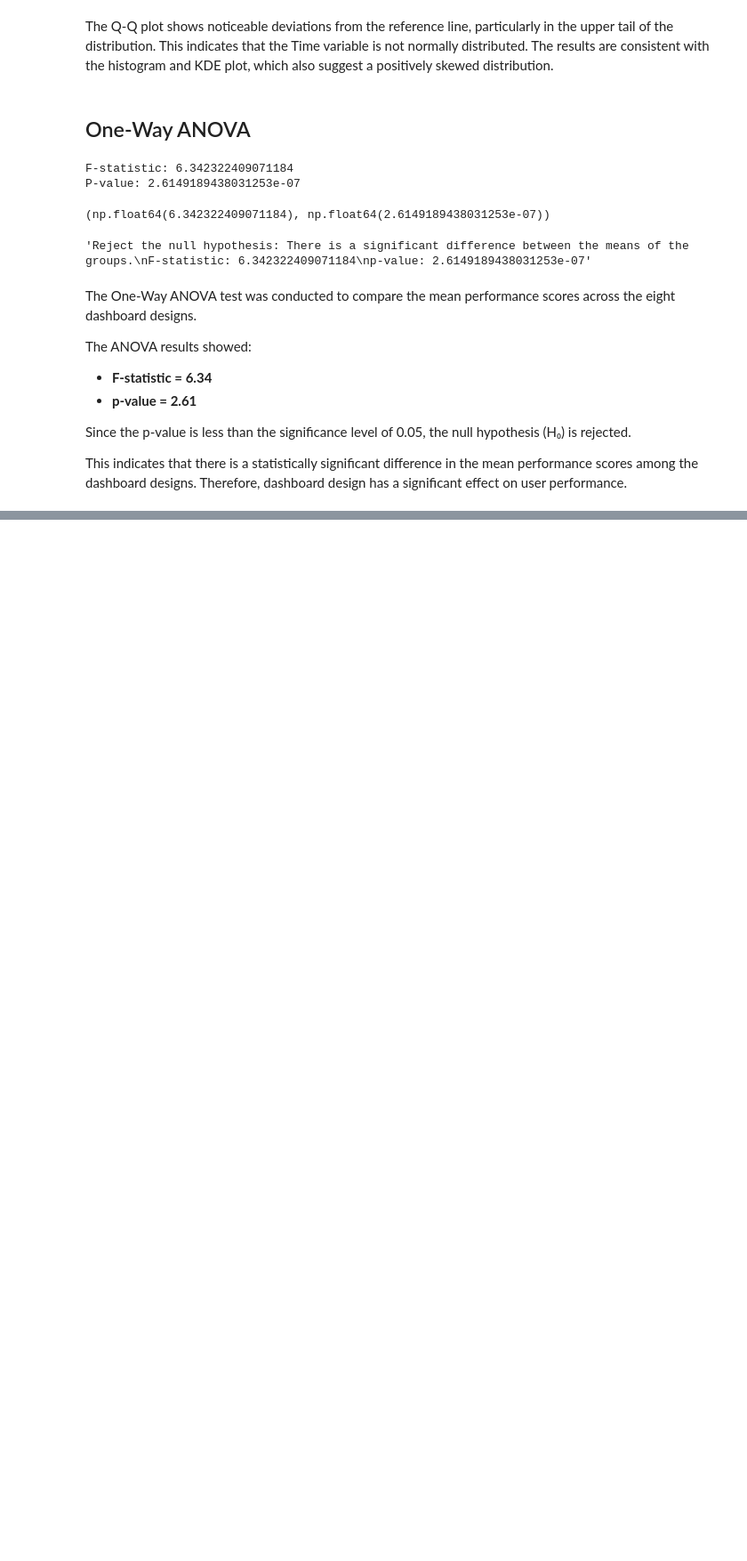
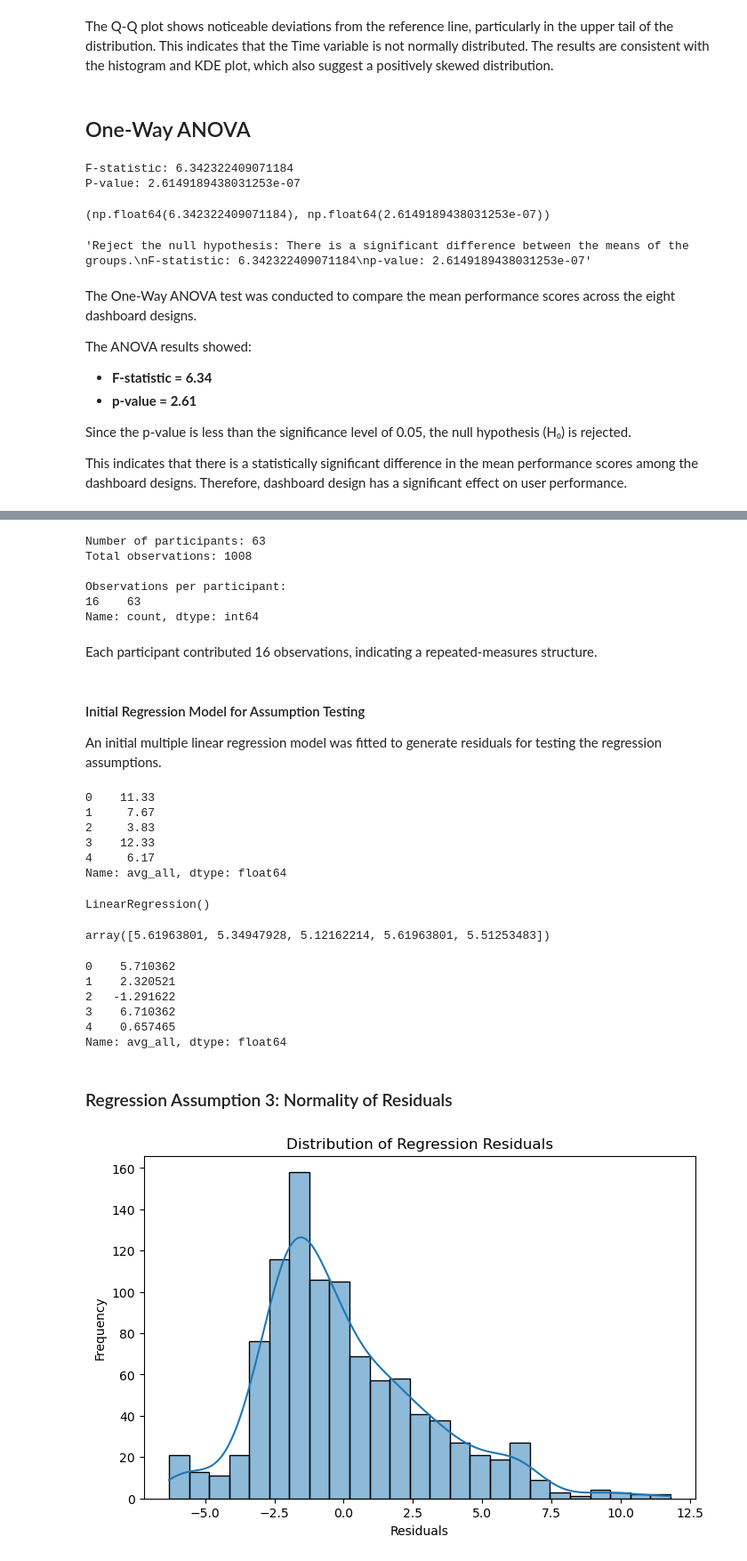
Before and after one commit to Chakuunaa/Evaluating-Dashboard-Design-Effectiveness-in-Data-Analytics, a Jupyter notebook: notebooks/01_Dissertation_Analysis.ipynb, the cells around one changed output, grey strips where cells are left out. Shown at 89% size. Drawn from its saved outputs; the diff is of its cells as text; code cells hidden in the pictures; blank space fills up the shorter version.

```diff
--- a/notebooks/01_Dissertation_Analysis.ipynb
+++ b/notebooks/01_Dissertation_Analysis.ipynb
@@ -729,0 +807,68 @@ This indicates that there is a statistically significant difference in the mean
+# %%
+print("Number of participants:", df["P"].nunique())
+print("Total observations:", len(df))
+print("\nObservations per participant:")
+print(df.groupby("P").size().value_counts())
+# %% [output]
+Number of participants: 63
+Total observations: 1008
+
+Observations per participant:
+16    63
+Name: count, dtype: int64
+# %% [markdown]
+Each participant contributed 16 observations, indicating a repeated-measures structure.
+# %% [markdown]
+#### Initial Regression Model for Assumption Testing
+
+An initial multiple linear regression model was fitted to generate residuals for testing the regression assumptions.
+# %%
+y = data_process["avg_all"]
+
+y.head()
+# %% [output]
+0    11.33
+1     7.67
+2     3.83
+3    12.33
+4     6.17
+Name: avg_all, dtype: float64
+# %%
+from sklearn.linear_model import LinearRegression
+
+lin_reg = LinearRegression()
+
+lin_reg.fit(X, y)
+# %% [output]
+LinearRegression()
+# %%
+y_pred = lin_reg.predict(X)
+
+y_pred[:5]
+# %% [output]
+array([5.61963801, 5.34947928, 5.12162214, 5.61963801, 5.51253483])
+# %%
+residuals = y - y_pred
+
+residuals.head()
+# %% [output]
+0    5.710362
+1    2.320521
+2   -1.291622
+3    6.710362
+4    0.657465
+Name: avg_all, dtype: float64
+# %% [markdown]
+### Regression Assumption 3: Normality of Residuals
+# %%
+plt.figure(figsize=(8,5))
+
+sns.histplot(residuals, kde=True)
+
+plt.title("Distribution of Regression Residuals")
+plt.xlabel("Residuals")
+plt.ylabel("Frequency")
+
+plt.show()
+# %% [output]
+[figure, added]
```
Also changed, not shown: parts of 32 cells of this notebook.
